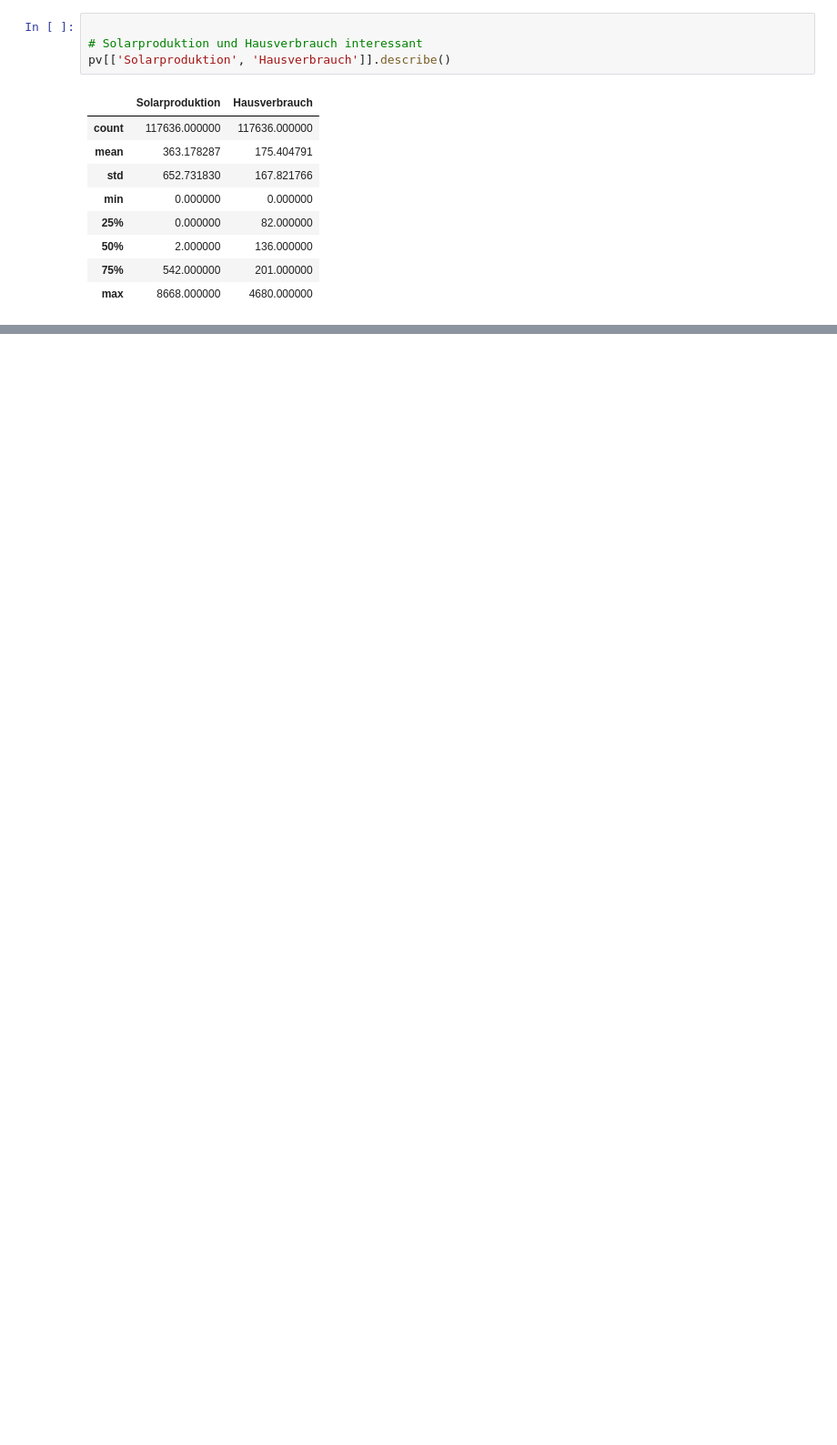
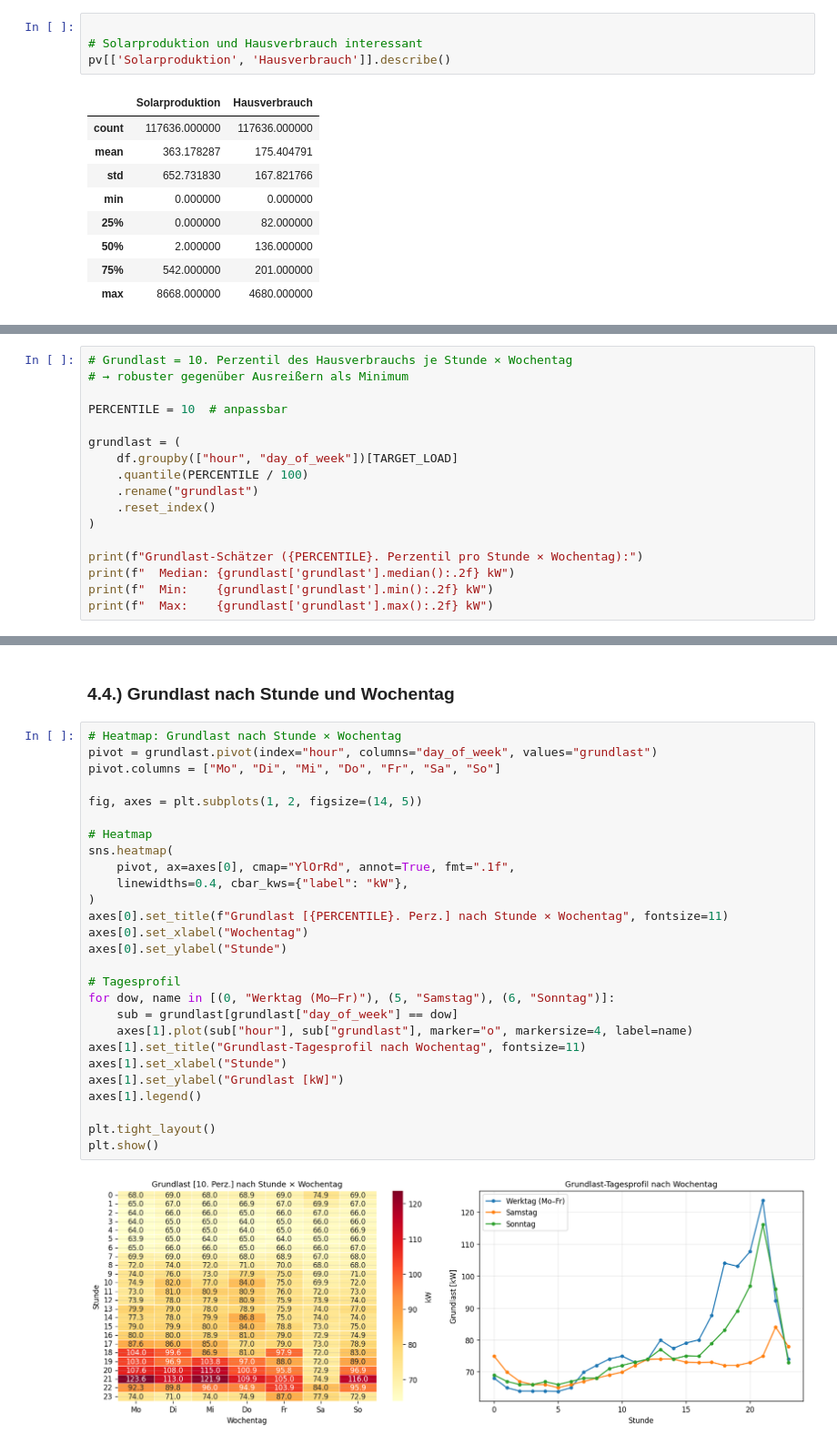
Before and after one commit to Anni075/KI-Project, a Jupyter notebook: notebooks/eda.ipynb, the cells around one changed output, grey strips where cells are left out. Shown at 91% size. Cells and saved outputs as stored; diff of their text form; blank space fills up the shorter version.

```diff
--- a/notebooks/eda.ipynb
+++ b/notebooks/eda.ipynb
@@ -108,0 +163,17 @@ plt.show()
+# %%
+# Grundlast = 10. Perzentil des Hausverbrauchs je Stunde × Wochentag
+# → robuster gegenüber Ausreißern als Minimum
+
+PERCENTILE = 10  # anpassbar
+
+grundlast = (
+    df.groupby(["hour", "day_of_week"])[TARGET_LOAD]
+    .quantile(PERCENTILE / 100)
+    .rename("grundlast")
+    .reset_index()
+)
+
+print(f"Grundlast-Schätzer ({PERCENTILE}. Perzentil pro Stunde × Wochentag):")
+print(f"  Median: {grundlast['grundlast'].median():.2f} kW")
+print(f"  Min:    {grundlast['grundlast'].min():.2f} kW")
+print(f"  Max:    {grundlast['grundlast'].max():.2f} kW")
@@ -108,0 +185,31 @@ plt.show()
+# %% [markdown]
+### 4.4.) Grundlast nach Stunde und Wochentag
+# %%
+# Heatmap: Grundlast nach Stunde × Wochentag
+pivot = grundlast.pivot(index="hour", columns="day_of_week", values="grundlast")
+pivot.columns = ["Mo", "Di", "Mi", "Do", "Fr", "Sa", "So"]
+
+fig, axes = plt.subplots(1, 2, figsize=(14, 5))
+
+# Heatmap
+sns.heatmap(
+    pivot, ax=axes[0], cmap="YlOrRd", annot=True, fmt=".1f",
+    linewidths=0.4, cbar_kws={"label": "kW"},
+)
+axes[0].set_title(f"Grundlast [{PERCENTILE}. Perz.] nach Stunde × Wochentag", fontsize=11)
+axes[0].set_xlabel("Wochentag")
+axes[0].set_ylabel("Stunde")
+
+# Tagesprofil
+for dow, name in [(0, "Werktag (Mo–Fr)"), (5, "Samstag"), (6, "Sonntag")]:
+    sub = grundlast[grundlast["day_of_week"] == dow]
+    axes[1].plot(sub["hour"], sub["grundlast"], marker="o", markersize=4, label=name)
+axes[1].set_title("Grundlast-Tagesprofil nach Wochentag", fontsize=11)
+axes[1].set_xlabel("Stunde")
+axes[1].set_ylabel("Grundlast [kW]")
+axes[1].legend()
+
+plt.tight_layout()
+plt.show()
+# %% [output]
+[figure, added]
```
Also changed, not shown: parts of 29 cells of this notebook.
